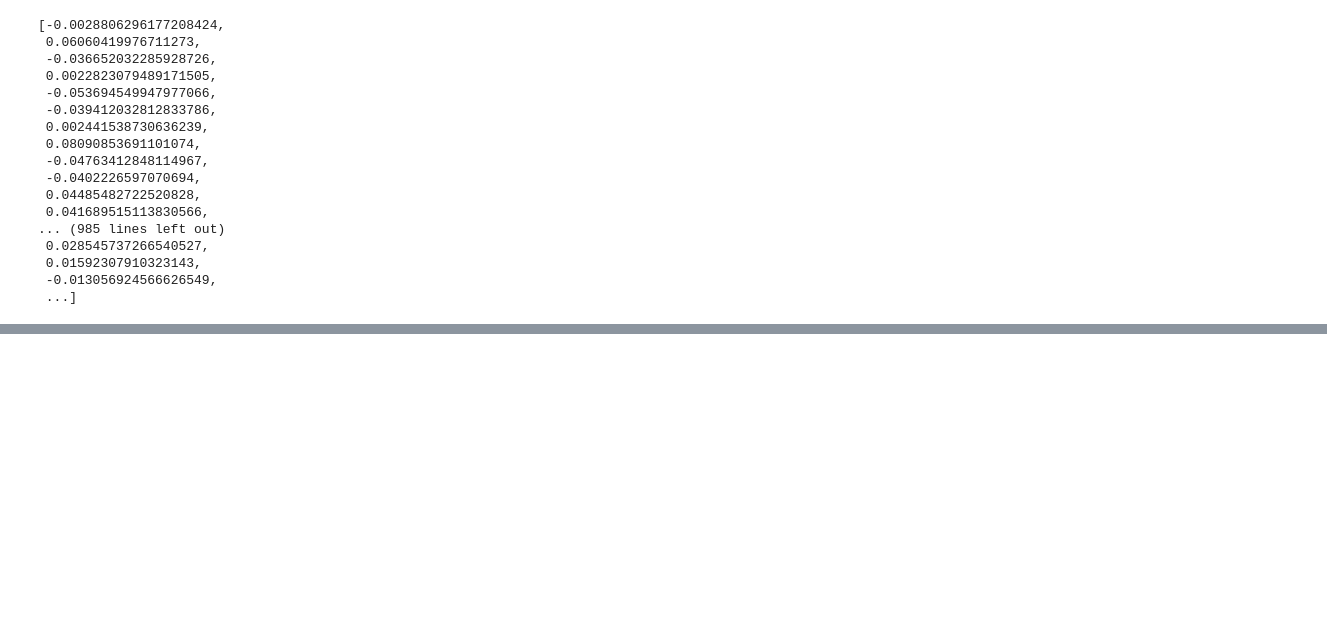
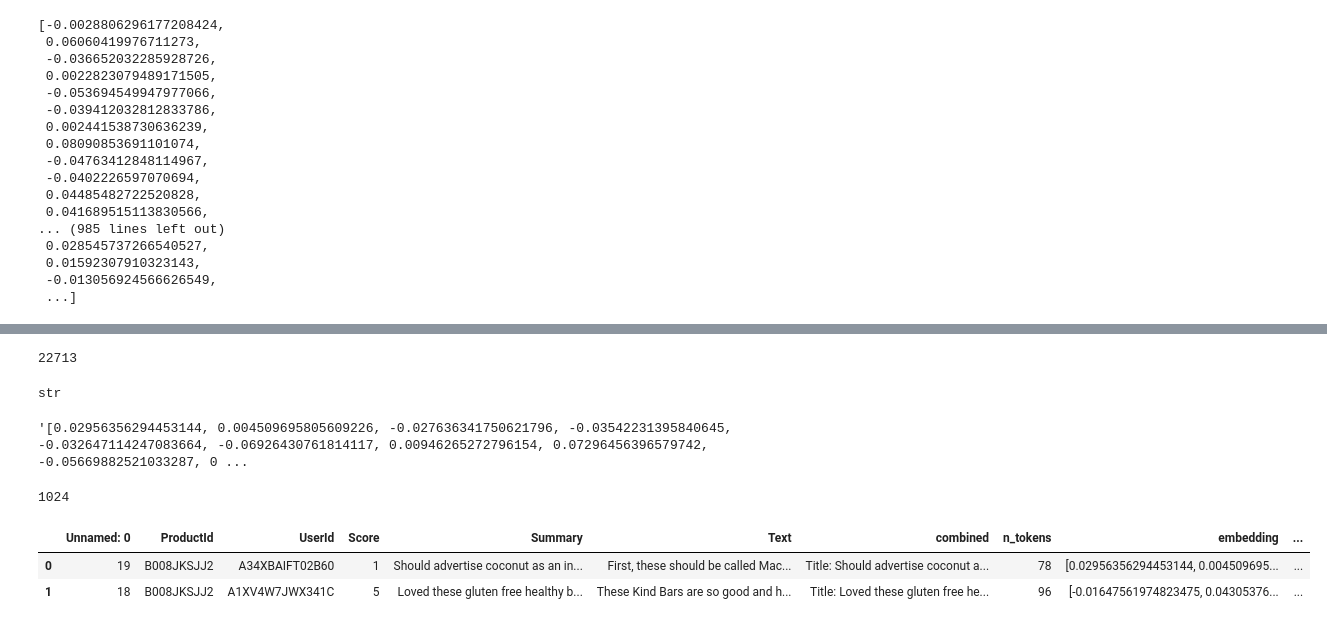
Before and after one commit to wenhao/ai-quickstart, a Jupyter notebook: embedding.ipynb, the cells around one changed output, grey strips where cells are left out. Drawn from its saved outputs; the diff is of its cells as text; code cells hidden in the pictures; blank space fills up the shorter version.

```diff
--- a/embedding.ipynb
+++ b/embedding.ipynb
@@ -88,0 +122,12 @@ df_embedding = pd.read_csv(embedding_datapath)
+# %%
+len(df_embedded["embedding"][0])
+# %% [output]
+22713
+# %%
+type(df_embedded["embedding"][0])
+# %% [output]
+str
+# %%
+df_embedded["embedding"][0]
+# %% [output]
+'[0.02956356294453144, 0.004509695805609226, -0.027636341750621796, -0.03542231395840645, -0.032647114247083664, -0.06926430761814117, 0.00946265272796154, 0.07296456396579742, -0.05669882521033287, 0 ...
@@ -88,0 +138,10 @@ df_embedding = pd.read_csv(embedding_datapath)
+# %%
+len(df_embedded["embedding_vec"][0])
+# %% [output]
+1024
+# %%
+df_embedded.head(2)
+# %% [output]
+|  | Unnamed: 0 | ProductId | UserId | Score | Summary | Text | combined | n_tokens | embedding | ... |
+| 0 | 19 | B008JKSJJ2 | A34XBAIFT02B60 | 1 | Should advertise coconut as an in... | First, these should be called Mac... | Title: Should advertise coconut a... | 78 | [0.02956356294453144, 0.004509695... | ... |
+| 1 | 18 | B008JKSJJ2 | A1XV4W7JWX341C | 5 | Loved these gluten free healthy b... | These Kind Bars are so good and h... | Title: Loved these gluten free he... | 96 | [-0.01647561974823475, 0.04305376... | ... |
```
Also changed, not shown: parts of 25 cells of this notebook, 2 other files.
